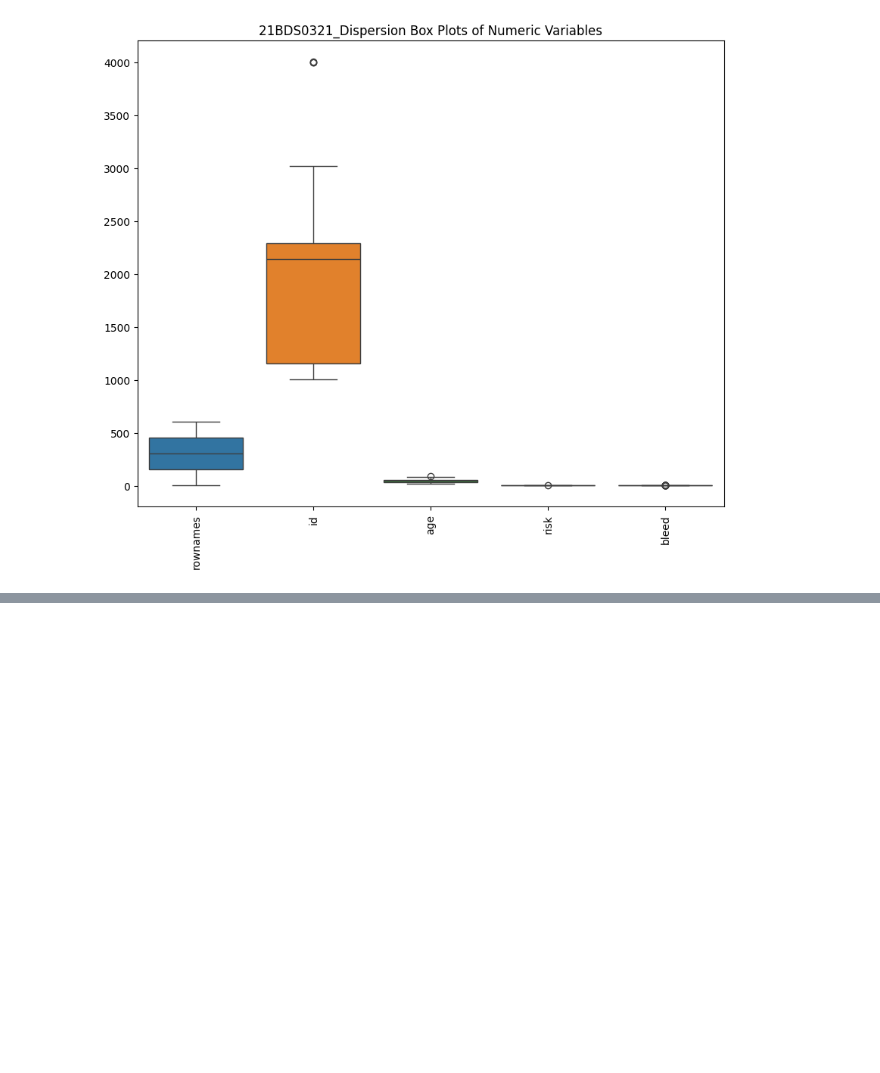
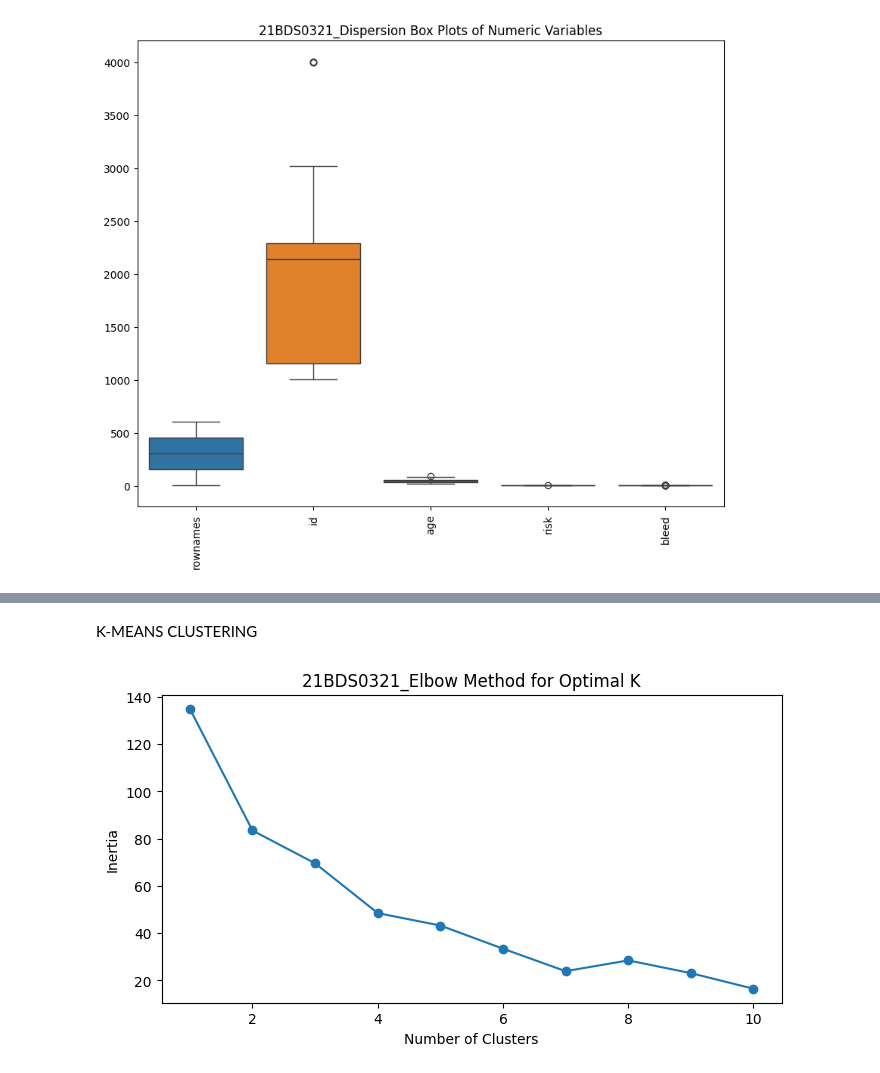
Before and after one commit to Dhairya2412/EDA_DA_21BDS0321, a Jupyter notebook: EDA_DA_1_21BDS0321.ipynb, the cells around one changed output, grey strips where cells are left out. Cells and saved outputs as stored; diff of their text form; code cells hidden in the pictures; blank space fills up the shorter version.

```diff
--- a/EDA_DA_1_21BDS0321.ipynb
+++ b/EDA_DA_1_21BDS0321.ipynb
@@ -479,3 +485,5 @@ fig = px.scatter_ternary(df1,
 fig.show()
 # %% [output]
 [interactive output not drawn]
+# %% [markdown]
+K-MEANS CLUSTERING
@@ -481,0 +494,27 @@ fig.show()
+# %%
+# Step 2: Handle missing values
+df.dropna(inplace=True)
+
+# Step 3: Select only numeric features for clustering
+numeric_df = df.select_dtypes(include=['float64', 'int64']).copy()
+
+# Step 4: Scale the data
+scaler = StandardScaler()
+X_scaled = scaler.fit_transform(numeric_df)
+# %%
+# Step 5: Determine the optimal number of clusters using the Elbow Method (optional)
+inertia = []
+for k in range(1, 11):
+    kmeans = KMeans(n_clusters=k, random_state=42)
+    kmeans.fit(X_scaled)
+    inertia.append(kmeans.inertia_)
+
+# Plotting the Elbow Curve to choose the optimal K
+plt.figure(figsize=(8, 4))
+plt.plot(range(1, 11), inertia, marker='o')
+plt.xlabel('Number of Clusters')
+plt.ylabel('Inertia')
+plt.title('21BDS0321_Elbow Method for Optimal K')
+plt.show()
+# %% [output]
+[figure, added]
```
Also changed, not shown: parts of 11 cells of this notebook.
